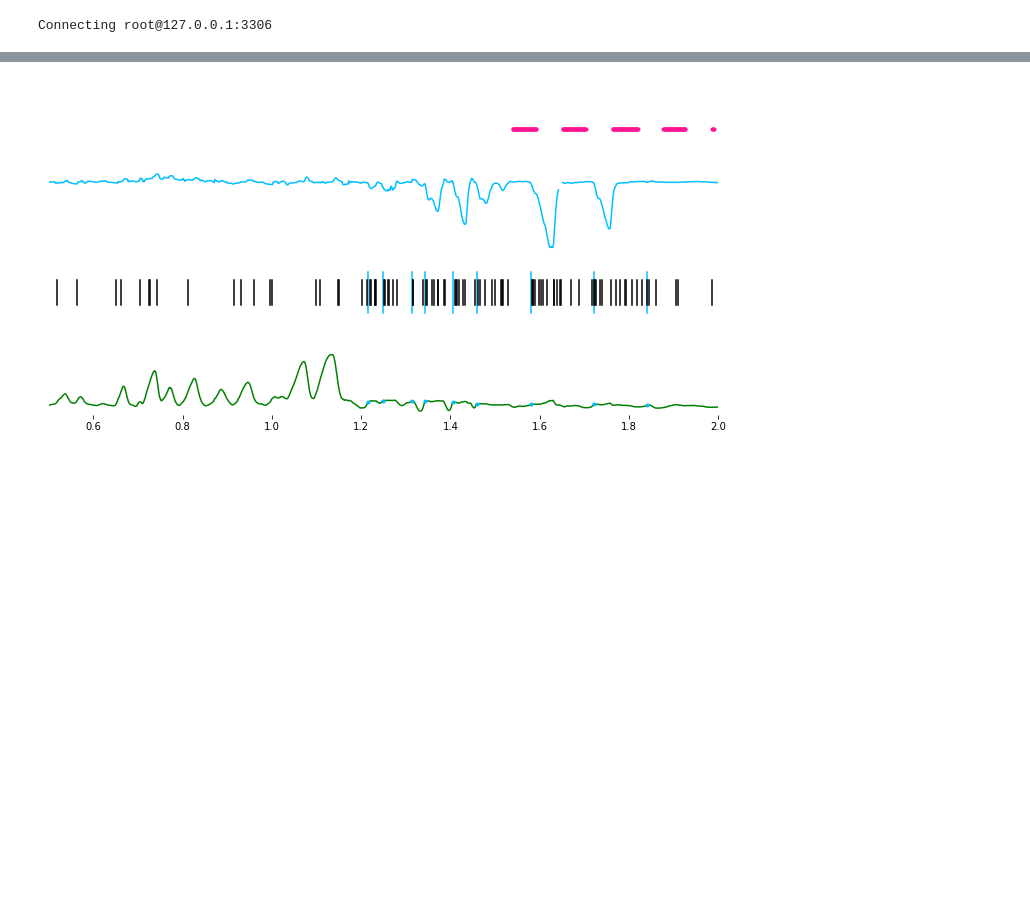
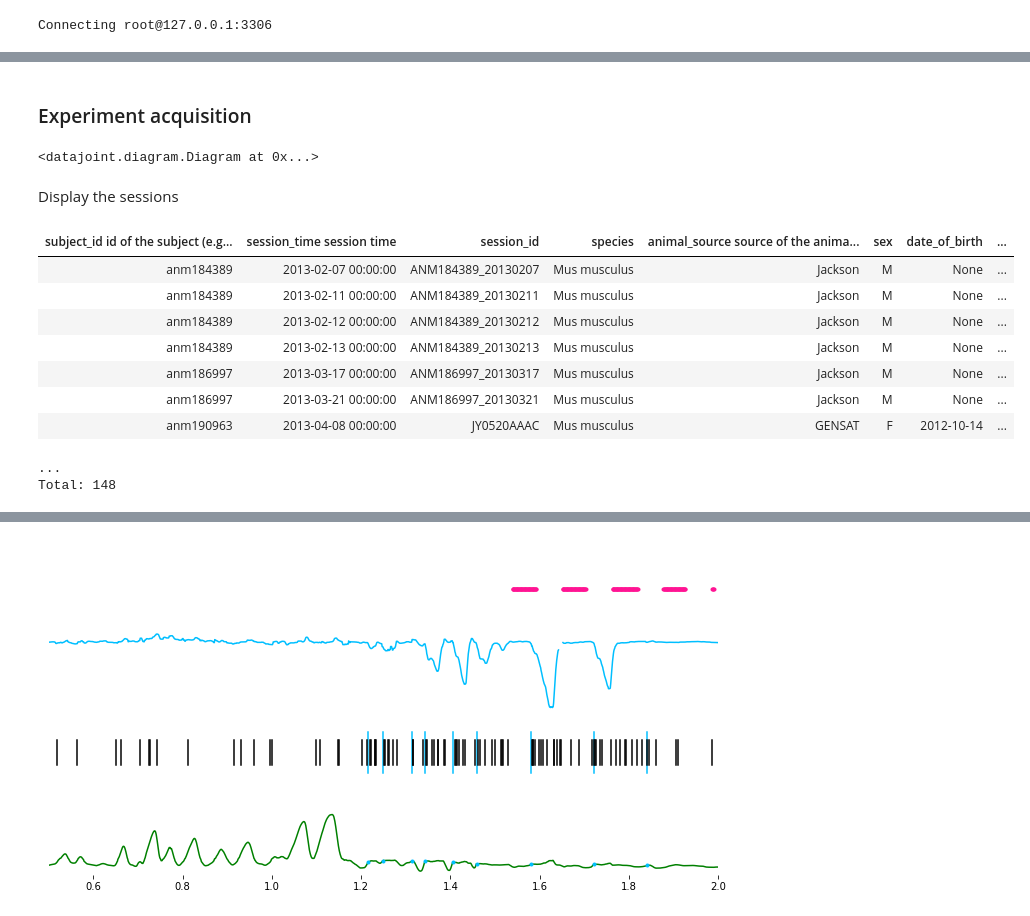
Before and after one commit to vathes/DJ-NWB-Yu-Gutnisky-2016, a Jupyter notebook: notebooks/Yu-Gutnisky-2016-example.ipynb, the cells around one changed output, grey strips where cells are left out. Cells and saved outputs as stored; diff of their text form; code cells hidden in the pictures; blank space fills up the shorter version.

```diff
--- a/notebooks/Yu-Gutnisky-2016-example.ipynb
+++ b/notebooks/Yu-Gutnisky-2016-example.ipynb
@@ -39,0 +66,21 @@ dj.ERD(all_erd)
+# %% [markdown]
+### Experiment acquisition
+# %%
+dj.Diagram(acquisition) - 1 + dj.Diagram(stimulation) + dj.Diagram(behavior)
+# %% [output]
+<datajoint.diagram.Diagram at 0x...>
+# %% [markdown]
+Display the sessions
+# %%
+acquisition.Session.proj() * subject.Subject
+# %% [output]
+| subject_id id of the subject (e.g... | session_time session time | session_id | species | animal_source source of the anima... | sex | date_of_birth | ... |
+| anm184389 | 2013-02-07 00:00:00 | ANM184389_20130207 | Mus musculus | Jackson | M | None | ... |
+| anm184389 | 2013-02-11 00:00:00 | ANM184389_20130211 | Mus musculus | Jackson | M | None | ... |
+| anm184389 | 2013-02-12 00:00:00 | ANM184389_20130212 | Mus musculus | Jackson | M | None | ... |
+| anm184389 | 2013-02-13 00:00:00 | ANM184389_20130213 | Mus musculus | Jackson | M | None | ... |
+| anm186997 | 2013-03-17 00:00:00 | ANM186997_20130317 | Mus musculus | Jackson | M | None | ... |
+| anm186997 | 2013-03-21 00:00:00 | ANM186997_20130321 | Mus musculus | Jackson | M | None | ... |
+| anm190963 | 2013-04-08 00:00:00 | JY0520AAAC | Mus musculus | GENSAT | F | 2012-10-14 | ... |
+...
+Total: 148
```
Also changed, not shown: parts of 29 cells of this notebook, 1 other file.
